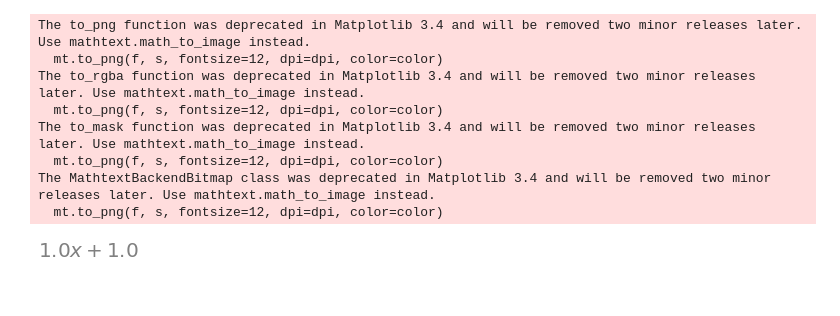
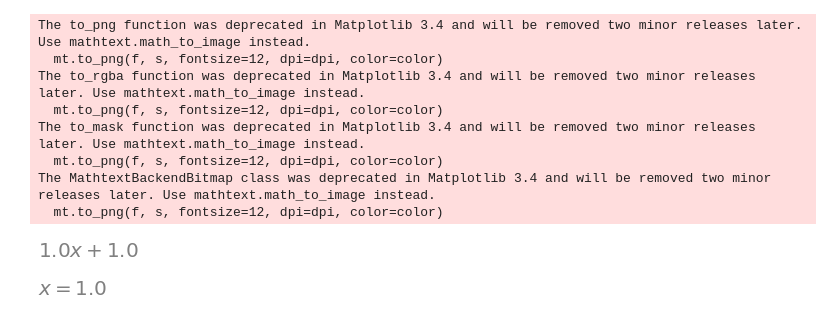
Before and after one commit to dss99911/ds-study, a Jupyter notebook: python/mathmetics/equation.ipynb, the cells around one changed output. Cells and saved outputs as stored; diff of their text form; code cells hidden in the pictures; blank space fills up the shorter version.

```diff
--- a/python/mathmetics/equation.ipynb
+++ b/python/mathmetics/equation.ipynb
@@ -178,3 +185,8 @@ The to_mask function was deprecated in Matplotlib 3.4 and will be removed two mi
 The MathtextBackendBitmap class was deprecated in Matplotlib 3.4 and will be removed two minor releases later. Use mathtext.math_to_image instead.
   mt.to_png(f, s, fontsize=12, dpi=dpi, color=color)
 [figure]
+# %%
+# interval
+solve([x >= 0.5, x <= 3, x**2 - 1], x)
+# %% [output]
+[figure, added]
```
Also changed, not shown: parts of 3 cells of this notebook, 7 other files.
